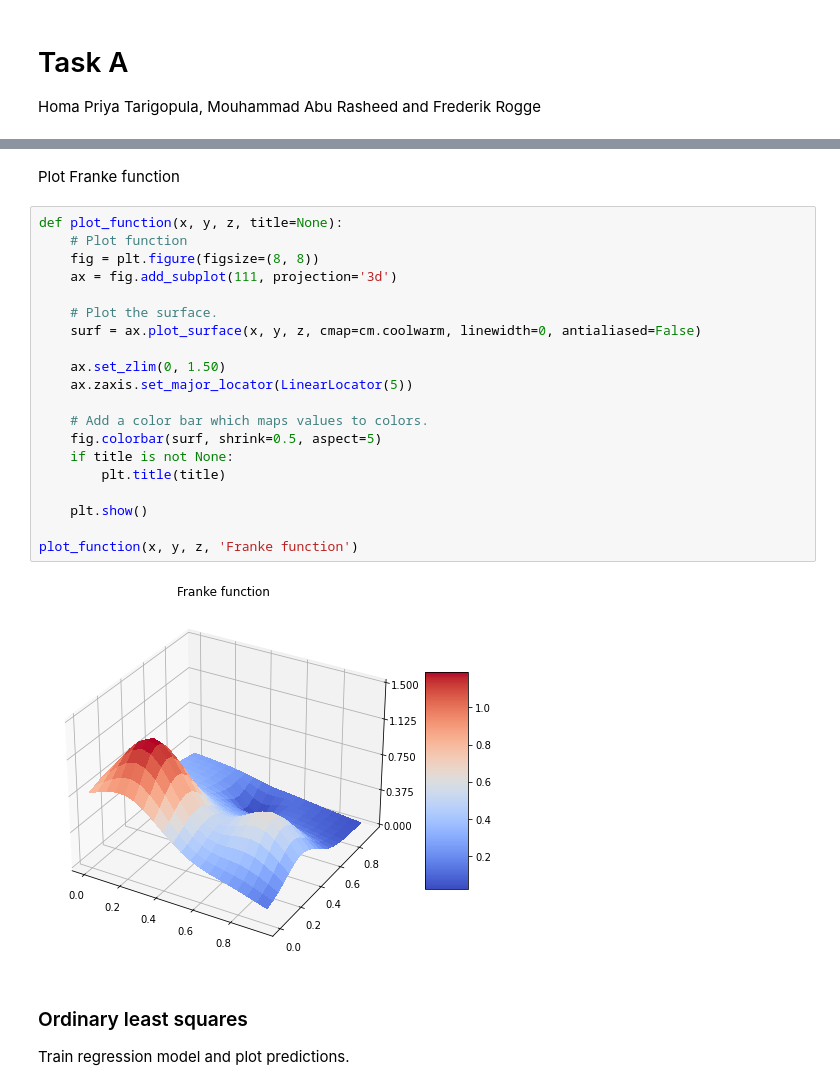
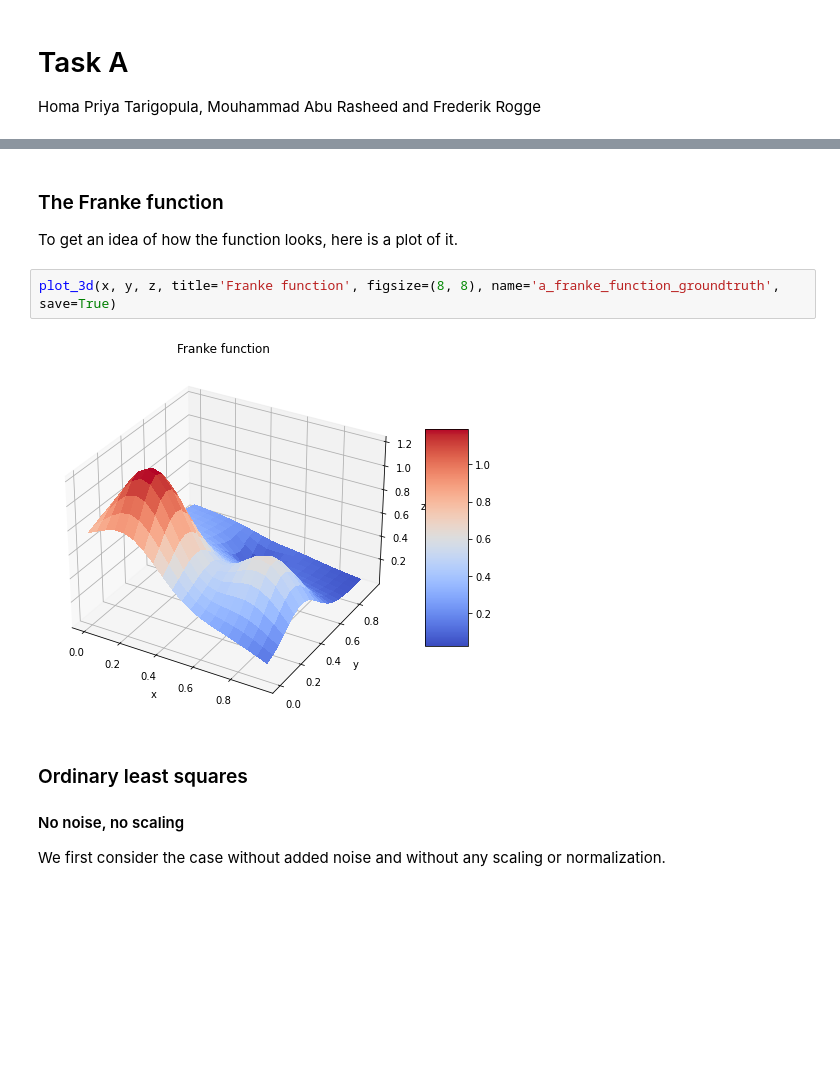
Before and after one commit to frederikrogge/compsci-project, a Jupyter notebook: Notebooks/task_a.ipynb, the cells around one changed output, grey strips where cells are left out. Saved outputs shown, nothing was run; the diff lists cells and outputs as text; blank space fills up the shorter version.

```diff
--- a/Notebooks/task_a.ipynb
+++ b/Notebooks/task_a.ipynb
@@ -31,30 +33,15 @@ features = np.stack([x.ravel(), y.ravel()], axis=1)
 # Get labels
 labels = z.ravel()
 # %% [markdown]
-Plot Franke function
+### The Franke function
+
+To get an idea of how the function looks, here is a plot of it.
 # %%
-def plot_function(x, y, z, title=None):
-    # Plot function
-    fig = plt.figure(figsize=(8, 8))
-    ax = fig.add_subplot(111, projection='3d')
-
-    # Plot the surface.
-    surf = ax.plot_surface(x, y, z, cmap=cm.coolwarm, linewidth=0, antialiased=False)
-
-    ax.set_zlim(0, 1.50)
-    ax.zaxis.set_major_locator(LinearLocator(5))
-
-    # Add a color bar which maps values to colors.
-    fig.colorbar(surf, shrink=0.5, aspect=5)
-    if title is not None:
-        plt.title(title)
-
-    plt.show()
-
-plot_function(x, y, z, 'Franke function')
+plot_3d(x, y, z, title='Franke function', figsize=(8, 8), name='a_franke_function_groundtruth', save=True)
 # %% [output]
-[figure, old version]
+[figure, new version]
 # %% [markdown]
 ### Ordinary least squares
+#### No noise, no scaling
 
-Train regression model and plot predictions.
+We first consider the case without added noise and without any scaling or normalization.
```
Also changed, not shown: parts of 11 cells of this notebook, 17 other files.
